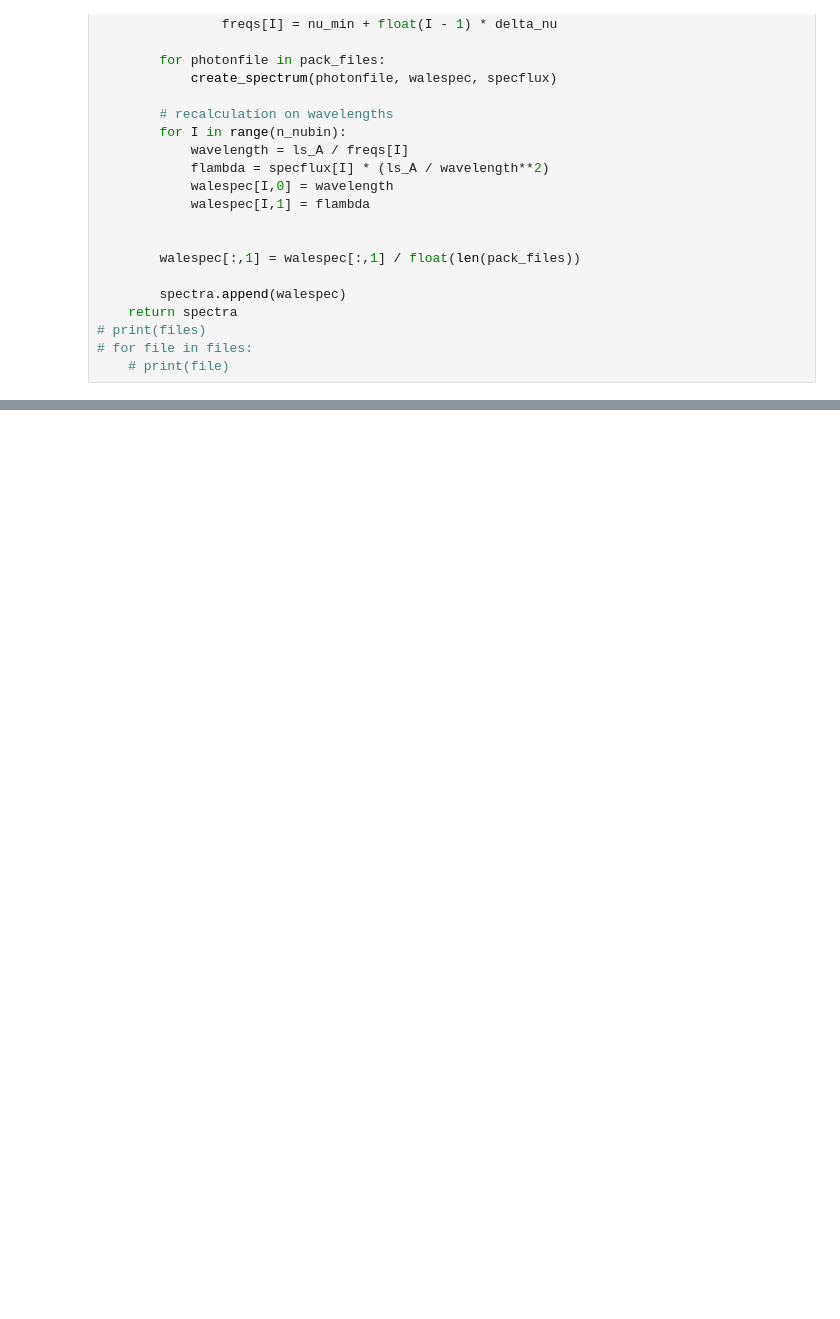
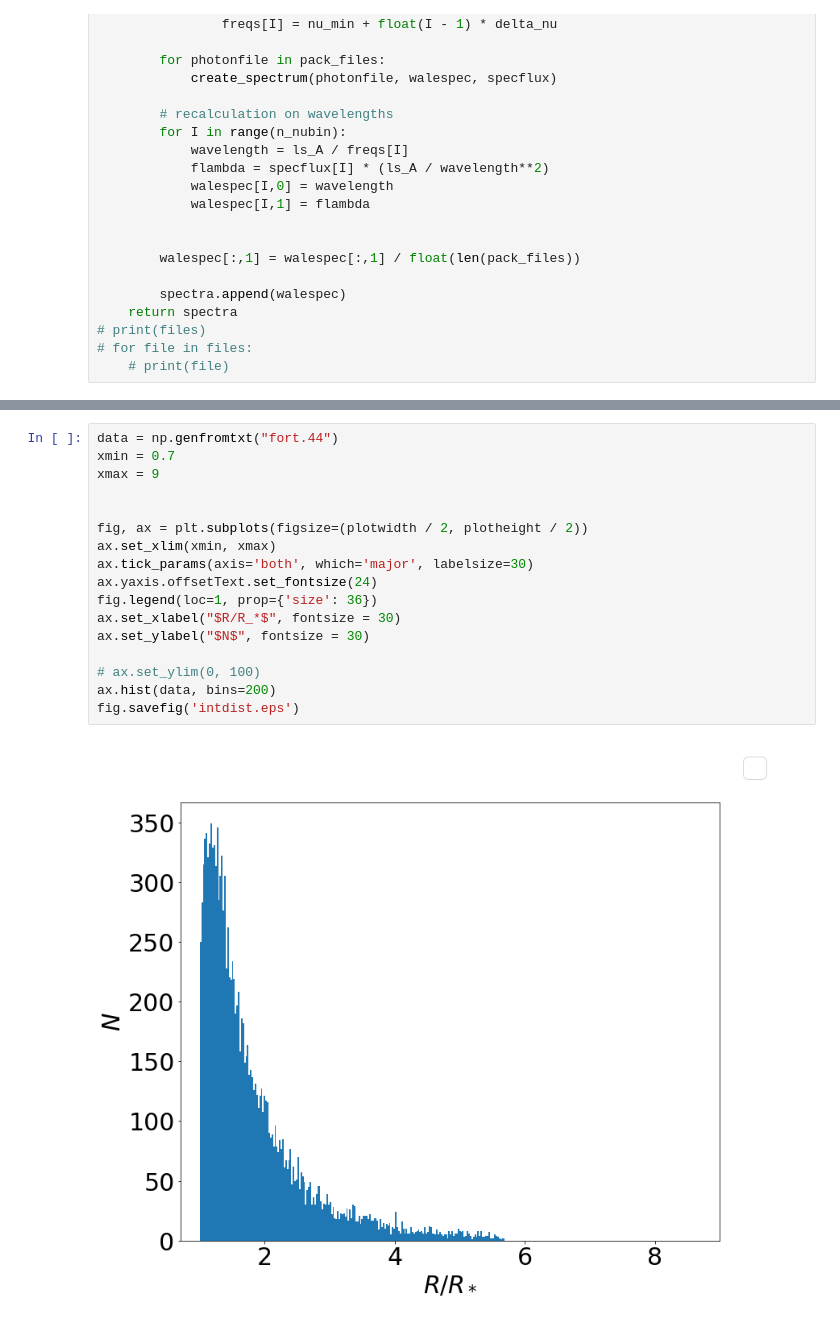
Before and after one commit to jfisak/andyAntares, a Jupyter notebook: spectra.ipynb, the cells around one changed output, grey strips where cells are left out. Drawn from its saved outputs; the diff is of its cells as text; blank space fills up the shorter version.

```diff
--- a/spectra.ipynb
+++ b/spectra.ipynb
@@ -261,0 +263,19 @@ fig.savefig('n_absorbed_cmf.eps')
+# %%
+data = np.genfromtxt("fort.44")
+xmin = 0.7
+xmax = 9
+
+
+fig, ax = plt.subplots(figsize=(plotwidth / 2, plotheight / 2))
+ax.set_xlim(xmin, xmax)
+ax.tick_params(axis='both', which='major', labelsize=30)
+ax.yaxis.offsetText.set_fontsize(24)
+fig.legend(loc=1, prop={'size': 36})
+ax.set_xlabel("$R/R_*$", fontsize = 30)
+ax.set_ylabel("$N$", fontsize = 30)
+
+# ax.set_ylim(0, 100)
+ax.hist(data, bins=200)
+fig.savefig('intdist.eps')
+# %% [output]
+[figure, added]
```
Also changed, not shown: parts of 7 cells of this notebook, 1 other file.
